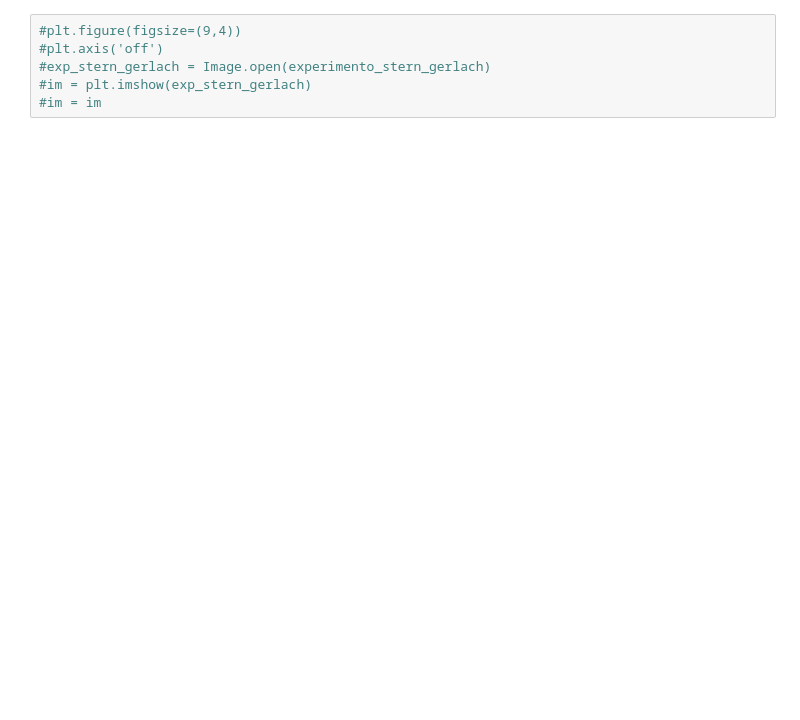
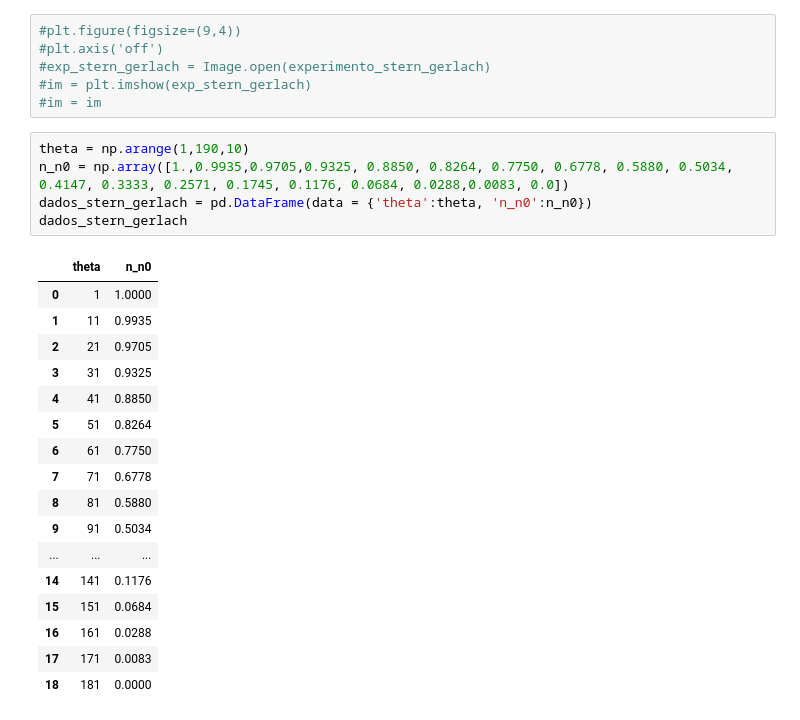
Before and after one commit to ConradBitt/LaboratorioFisicaModerna, a Jupyter notebook: Experimento de Stern-Gerlach.ipynb, the cells around one changed output. Drawn from its saved outputs; the diff is of its cells as text; blank space fills up the shorter version.

```diff
--- a/Experimento de Stern-Gerlach.ipynb
+++ b/Experimento de Stern-Gerlach.ipynb
@@ -31,3 +36,26 @@ experimento_stern_gerlach = './images/esquema_experimento_stern_gerlach.png'
 #exp_stern_gerlach = Image.open(experimento_stern_gerlach)
 #im = plt.imshow(exp_stern_gerlach)
 #im = im
+# %%
+theta = np.arange(1,190,10)
+n_n0 = np.array([1.,0.9935,0.9705,0.9325, 0.8850, 0.8264, 0.7750, 0.6778, 0.5880, 0.5034, 0.4147, 0.3333, 0.2571, 0.1745, 0.1176, 0.0684, 0.0288,0.0083, 0.0])
+dados_stern_gerlach = pd.DataFrame(data = {'theta':theta, 'n_n0':n_n0})
+dados_stern_gerlach
+# %% [output]
+|  | theta | n_n0 |
+| 0 | 1 | 1.0000 |
+| 1 | 11 | 0.9935 |
+| 2 | 21 | 0.9705 |
+| 3 | 31 | 0.9325 |
+| 4 | 41 | 0.8850 |
+| 5 | 51 | 0.8264 |
+| 6 | 61 | 0.7750 |
+| 7 | 71 | 0.6778 |
+| 8 | 81 | 0.5880 |
+| 9 | 91 | 0.5034 |
+| ... | ... | ... |
+| 14 | 141 | 0.1176 |
+| 15 | 151 | 0.0684 |
+| 16 | 161 | 0.0288 |
+| 17 | 171 | 0.0083 |
+| 18 | 181 | 0.0000 |
```
Also changed, not shown: parts of 4 cells of this notebook.
